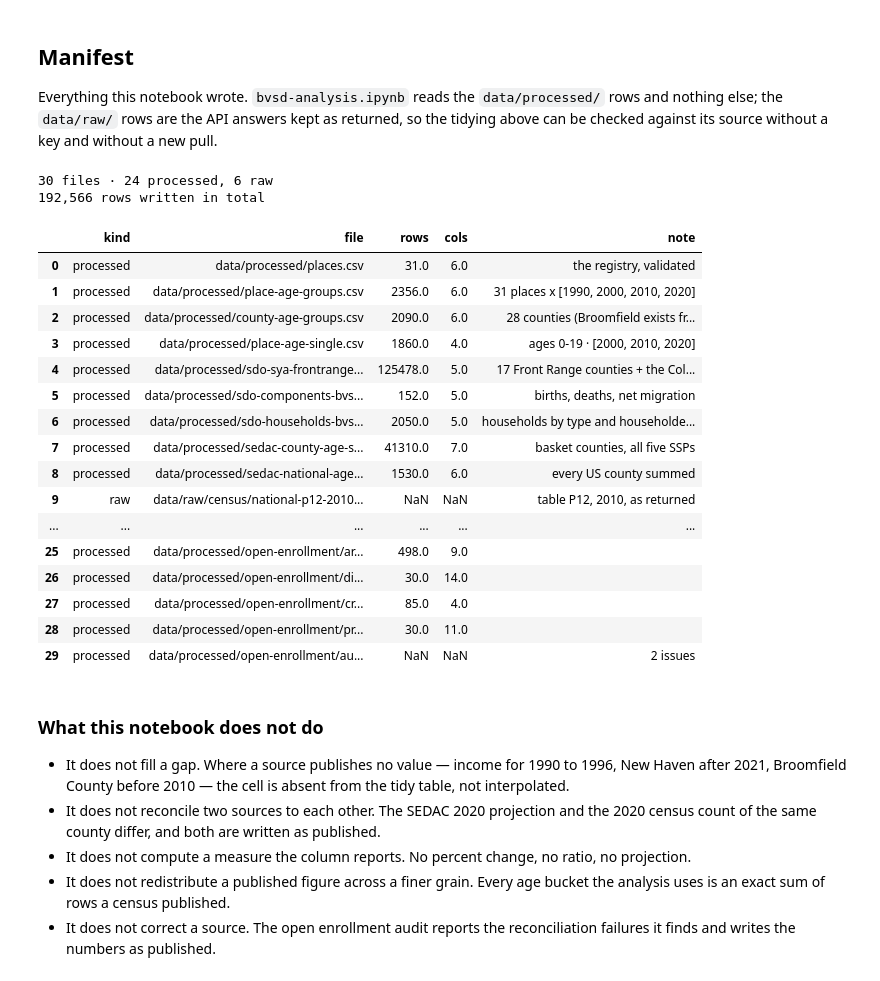
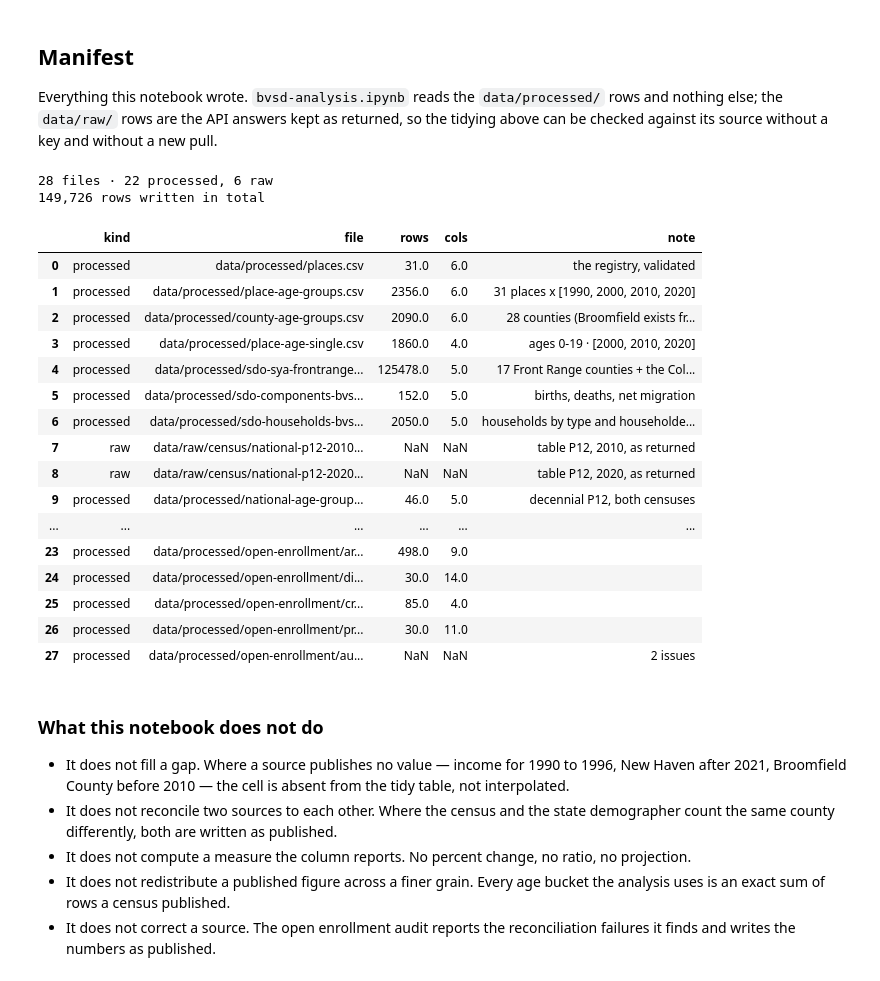
Before and after one commit to brianckeegan/charting-boulder, a Jupyter notebook: 2026-09-bvsd/bvsd-retrieval.ipynb, the cells around one changed output. Saved outputs shown, nothing was run; the diff lists cells and outputs as text; code cells hidden in the pictures.

```diff
--- a/2026-09-bvsd/bvsd-retrieval.ipynb
+++ b/2026-09-bvsd/bvsd-retrieval.ipynb
@@ -1377,43 +1268,43 @@ checked against its source without a key and without a new pull.
 # %%
 manifest_df = pd.DataFrame(written_l)
 manifest_df['kind'] = np.where(manifest_df['file'].str.startswith('data/raw'), 'raw', 'processed')
 
 assert manifest_df['file'].is_unique, 'a file was written twice'
 assert all(Path(path).exists() for path in manifest_df['file']), 'a listed file is not on disk'
-assert (manifest_df['kind'] == 'processed').sum() >= 19, 'fewer processed tables than expected'
+assert (manifest_df['kind'] == 'processed').sum() >= 17, 'fewer processed tables than expected'
 
 print(f"{len(manifest_df)} files · {(manifest_df.kind == 'processed').sum()} processed, "
       f"{(manifest_df.kind == 'raw').sum()} raw")
 print(f"{int(manifest_df['rows'].sum()):,} rows written in total")
 manifest_df[['kind', 'file', 'rows', 'cols', 'note']]
 # %% [output]
-30 files · 24 processed, 6 raw
-192,566 rows written in total
+28 files · 22 processed, 6 raw
+149,726 rows written in total
 |  | kind | file | rows | cols | note |
 | 0 | processed | data/processed/places.csv | 31.0 | 6.0 | the registry, validated |
 | 1 | processed | data/processed/place-age-groups.csv | 2356.0 | 6.0 | 31 places x [1990, 2000, 2010, 2020] |
 | 2 | processed | data/processed/county-age-groups.csv | 2090.0 | 6.0 | 28 counties (Broomfield exists fr... |
 | 3 | processed | data/processed/place-age-single.csv | 1860.0 | 4.0 | ages 0-19 · [2000, 2010, 2020] |
 | 4 | processed | data/processed/sdo-sya-frontrange... | 125478.0 | 5.0 | 17 Front Range counties + the Col... |
 | 5 | processed | data/processed/sdo-components-bvs... | 152.0 | 5.0 | births, deaths, net migration |
 | 6 | processed | data/processed/sdo-households-bvs... | 2050.0 | 5.0 | households by type and householde... |
-| 7 | processed | data/processed/sedac-county-age-s... | 41310.0 | 7.0 | basket counties, all five SSPs |
-| 8 | processed | data/processed/sedac-national-age... | 1530.0 | 6.0 | every US county summed |
-| 9 | raw | data/raw/census/national-p12-2010... | NaN | NaN | table P12, 2010, as returned |
+| 7 | raw | data/raw/census/national-p12-2010... | NaN | NaN | table P12, 2010, as returned |
+| 8 | raw | data/raw/census/national-p12-2020... | NaN | NaN | table P12, 2020, as returned |
+| 9 | processed | data/processed/national-age-group... | 46.0 | 5.0 | decennial P12, both censuses |
 | ... | ... | ... | ... | ... | ... |
-| 25 | processed | data/processed/open-enrollment/ar... | 498.0 | 9.0 |  |
-| 26 | processed | data/processed/open-enrollment/di... | 30.0 | 14.0 |  |
-| 27 | processed | data/processed/open-enrollment/cr... | 85.0 | 4.0 |  |
-| 28 | processed | data/processed/open-enrollment/pr... | 30.0 | 11.0 |  |
-| 29 | processed | data/processed/open-enrollment/au... | NaN | NaN | 2 issues |
+| 23 | processed | data/processed/open-enrollment/ar... | 498.0 | 9.0 |  |
+| 24 | processed | data/processed/open-enrollment/di... | 30.0 | 14.0 |  |
+| 25 | processed | data/processed/open-enrollment/cr... | 85.0 | 4.0 |  |
+| 26 | processed | data/processed/open-enrollment/pr... | 30.0 | 11.0 |  |
+| 27 | processed | data/processed/open-enrollment/au... | NaN | NaN | 2 issues |
 # %% [markdown]
 ### What this notebook does not do
 
 - It does not fill a gap. Where a source publishes no value — income for 1990 to 1996, New Haven
   after 2021, Broomfield County before 2010 — the cell is absent from the tidy table, not
   interpolated.
-- It does not reconcile two sources to each other. The SEDAC 2020 projection and the 2020 census
-  count of the same county differ, and both are written as published.
+- It does not reconcile two sources to each other. Where the census and the state demographer count
+  the same county differently, both are written as published.
 - It does not compute a measure the column reports. No percent change, no ratio, no projection.
 - It does not redistribute a published figure across a finer grain. Every age bucket the analysis
   uses is an exact sum of rows a census published.
```
Also changed, not shown: parts of 5 cells of this notebook, 44 other files.
